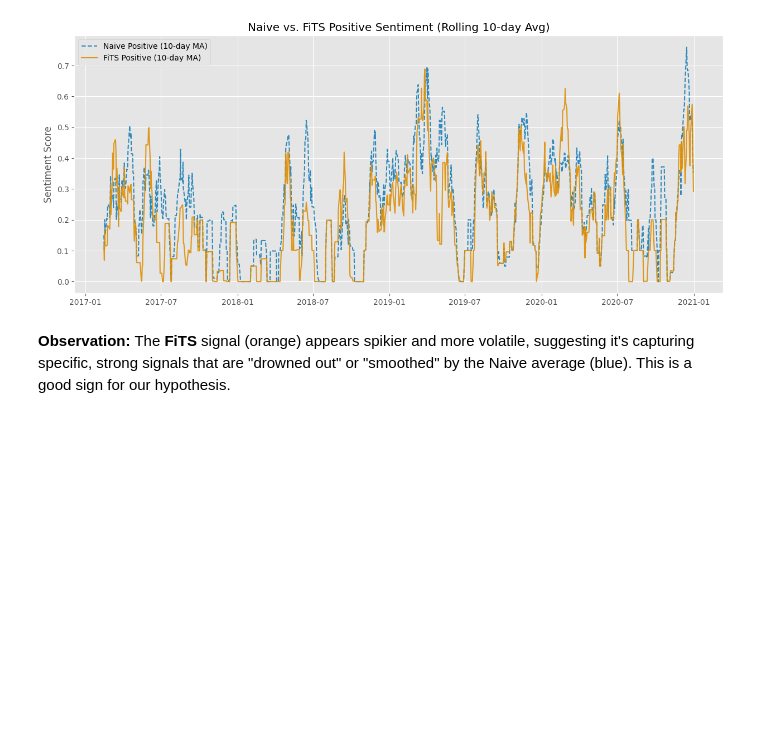
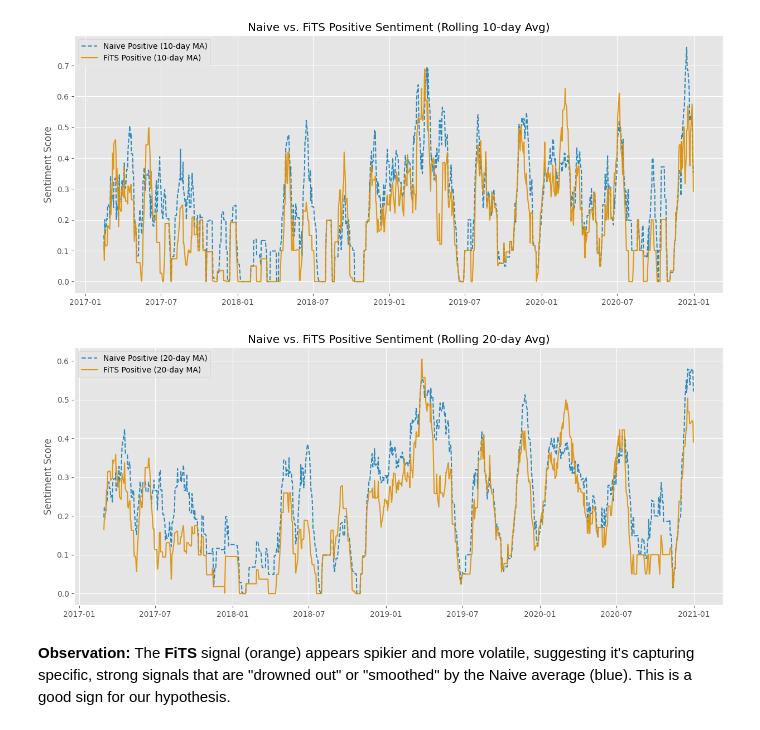
Before and after one commit to Mnd6502/FITS-market-signal, a Jupyter notebook: model_evaluation.ipynb, the cells around one changed output. Saved outputs shown, nothing was run; the diff lists cells and outputs as text; code cells hidden in the pictures; blank space fills up the shorter version.

```diff
--- a/model_evaluation.ipynb
+++ b/model_evaluation.ipynb
@@ -116,6 +118,20 @@ plt.legend()
 plt.show()
 # %% [output]
 [figure]
+# %%
+plt.figure(figsize=(15, 6))
+
+# Calculate 20-day rolling average
+df['naive_pos_ma20'] = df['naive_pos'].rolling(window=20).mean()
+df['fits_pos_ma20'] = df['fits_pos'].rolling(window=20).mean()
+plt.plot(df.index, df['naive_pos_ma20'], label='Naive Positive (20-day MA)', alpha=0.8, linestyle='--')
+plt.plot(df.index, df['fits_pos_ma20'], label='FiTS Positive (20-day MA)', alpha=0.9, linewidth=1.5)
+plt.title('Naive vs. FiTS Positive Sentiment (Rolling 20-day Avg)')
+plt.ylabel('Sentiment Score')
+plt.legend()
+plt.show()
+# %% [output]
+[figure, added]
 # %% [markdown]
 **Observation:** The **FiTS** signal (orange) appears spikier and more volatile, suggesting it's capturing specific, strong signals that are "drowned out" or "smoothed" by the Naive average (blue). This is a good sign for our hypothesis.
 # %% [markdown]
```
Also changed, not shown: parts of 8 cells of this notebook.
